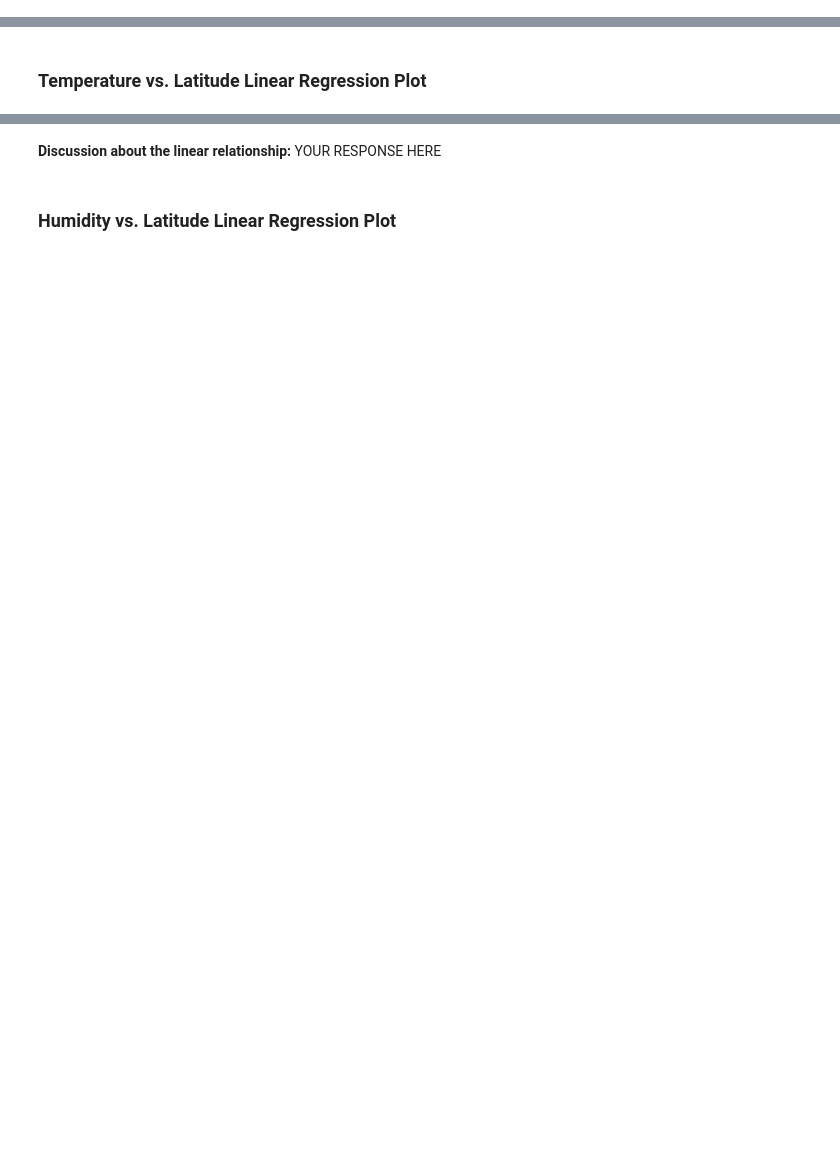
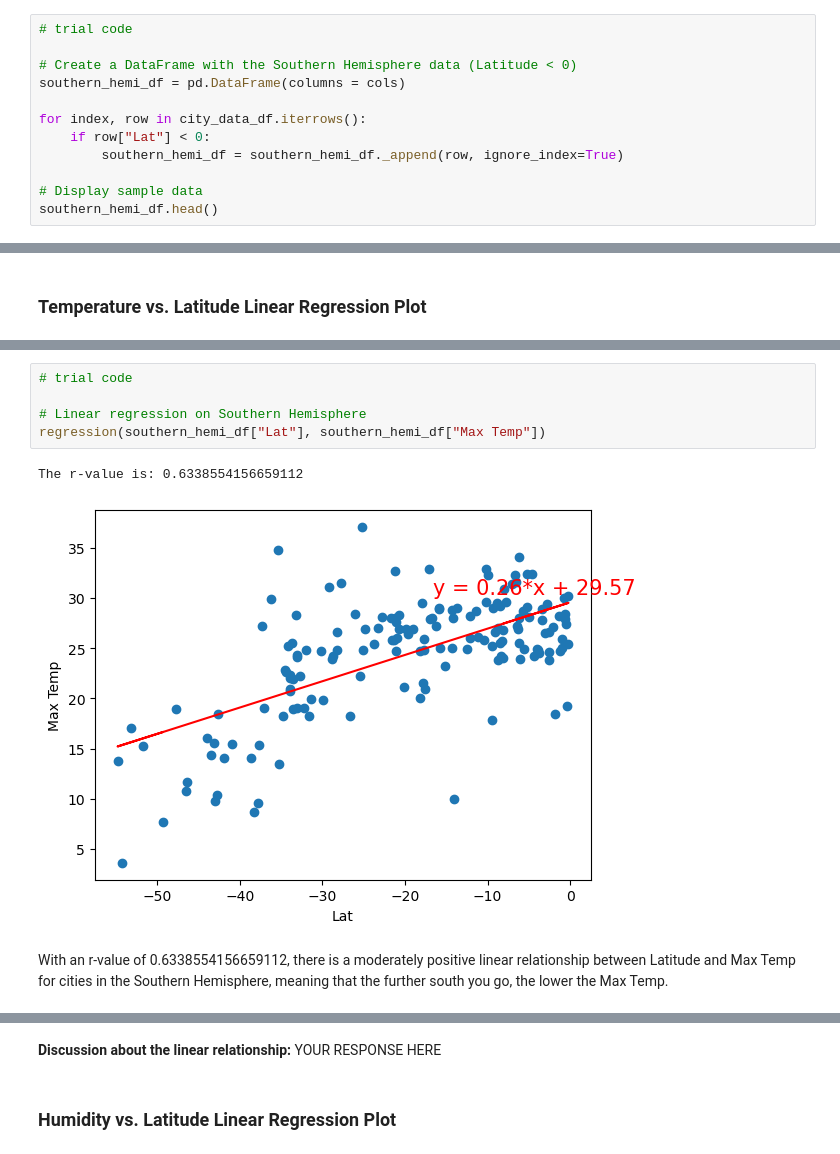
Before and after one commit to maxpopper/python-api-challenge, a Jupyter notebook: Starter_Code/starter_code/WeatherPy.ipynb, the cells around one changed output, grey strips where cells are left out. Drawn from its saved outputs; the diff is of its cells as text; blank space fills up the shorter version.

```diff
--- a/Starter_Code/starter_code/WeatherPy.ipynb
+++ b/Starter_Code/starter_code/WeatherPy.ipynb
@@ -466,0 +458,12 @@ northern_hemi_df.head()
+# %%
+# trial code
+
+# Create a DataFrame with the Southern Hemisphere data (Latitude < 0)
+southern_hemi_df = pd.DataFrame(columns = cols)
+
+for index, row in city_data_df.iterrows():
+    if row["Lat"] < 0:
+        southern_hemi_df = southern_hemi_df._append(row, ignore_index=True)
+
+# Display sample data
+southern_hemi_df.head()
@@ -489,3 +498,13 @@ The r-value is: 0.7161472181434118
+# %%
+# trial code
+
+# Linear regression on Southern Hemisphere
+regression(southern_hemi_df["Lat"], southern_hemi_df["Max Temp"])
+# %% [output]
+The r-value is: 0.6338554156659112
+[figure, added]
+# %% [markdown]
+With an r-value of 0.6338554156659112, there is a moderately positive linear relationship between Latitude and Max Temp for cities in the Southern Hemisphere, meaning that the further south you go, the lower the Max Temp.
 # %%
 # Linear regression on Southern Hemisphere
 # YOUR CODE HERE
```
Also changed, not shown: parts of 38 cells of this notebook.
